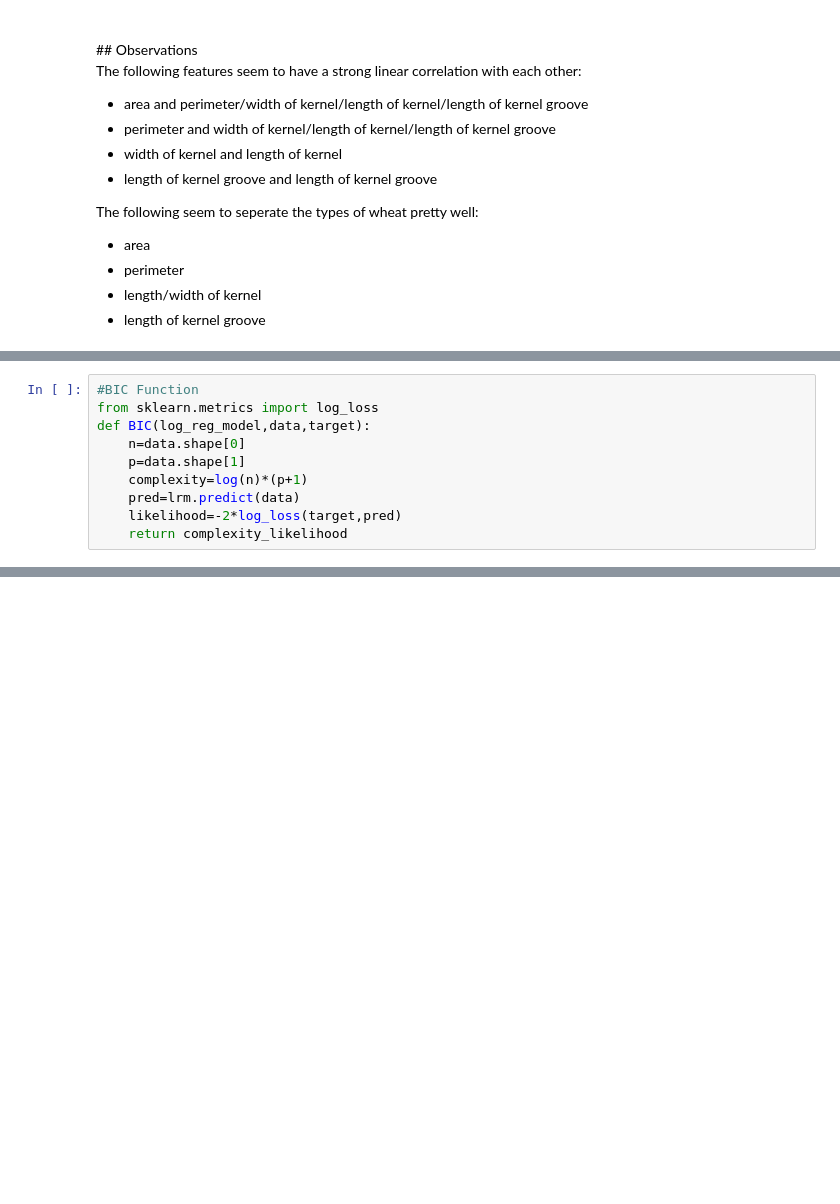
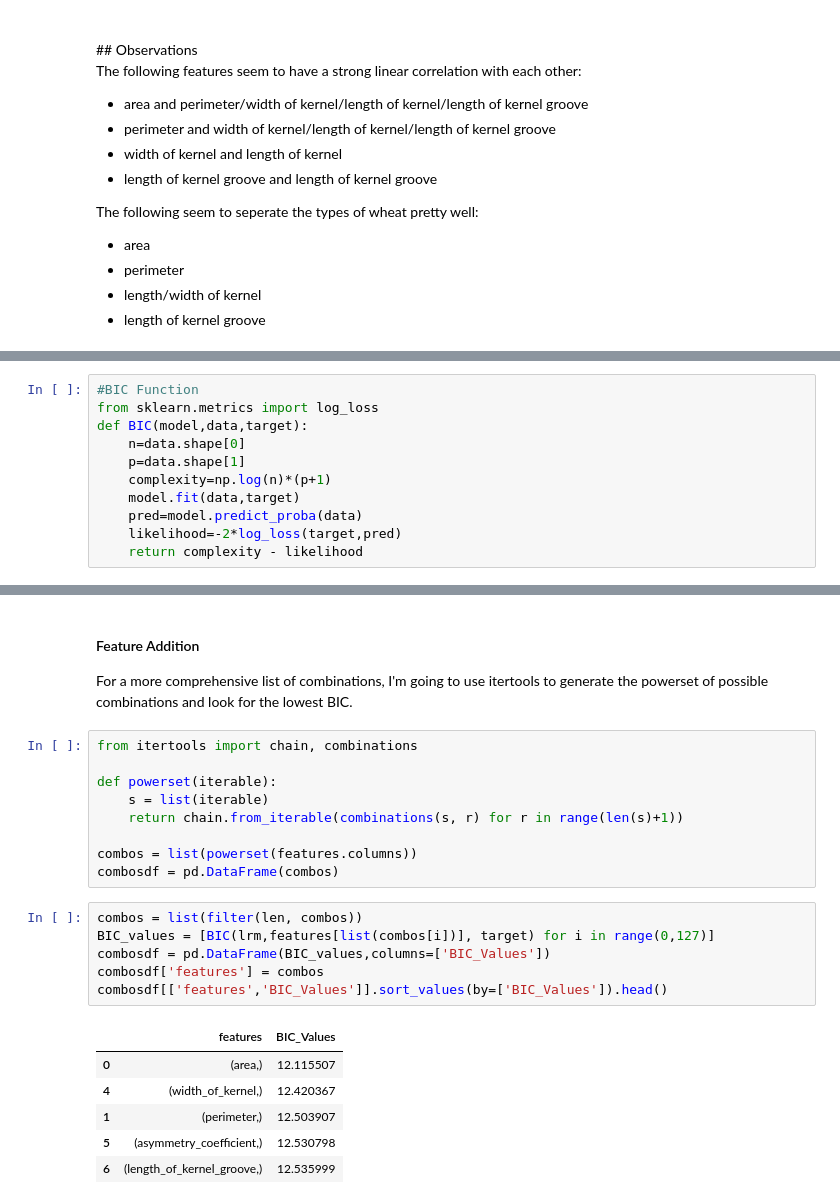
Before and after one commit to kchan23/UCI-ML-Seeds, a Jupyter notebook: 01-description.ipynb, the cells around one changed output, grey strips where cells are left out. Drawn from its saved outputs; the diff is of its cells as text; blank space fills up the shorter version.

```diff
--- a/01-description.ipynb
+++ b/01-description.ipynb
@@ -99,10 +163,11 @@ Classification via usage of ...
 # %%
 #BIC Function
 from sklearn.metrics import log_loss
-def BIC(log_reg_model,data,target):
+def BIC(model,data,target):
     n=data.shape[0]
     p=data.shape[1]
-    complexity=log(n)*(p+1)
-    pred=lrm.predict(data)
+    complexity=np.log(n)*(p+1)
+    model.fit(data,target)
+    pred=model.predict_proba(data)
     likelihood=-2*log_loss(target,pred)
-    return complexity_likelihood
+    return complexity - likelihood
@@ -108,0 +205,26 @@ def BIC(log_reg_model,data,target):
+# %% [markdown]
+#### Feature Addition
+
+For a more comprehensive list of combinations, I'm going to use itertools to generate the powerset of possible combinations and look for the lowest BIC.
+# %%
+from itertools import chain, combinations
+
+def powerset(iterable):
+    s = list(iterable)
+    return chain.from_iterable(combinations(s, r) for r in range(len(s)+1))
+
+combos = list(powerset(features.columns))
+combosdf = pd.DataFrame(combos)
+# %%
+combos = list(filter(len, combos))
+BIC_values = [BIC(lrm,features[list(combos[i])], target) for i in range(0,127)]
+combosdf = pd.DataFrame(BIC_values,columns=['BIC_Values'])
+combosdf['features'] = combos
+combosdf[['features','BIC_Values']].sort_values(by=['BIC_Values']).head()
+# %% [output]
+|  | features | BIC_Values |
+| 0 | (area,) | 12.115507 |
+| 4 | (width_of_kernel,) | 12.420367 |
+| 1 | (perimeter,) | 12.503907 |
+| 5 | (asymmetry_coefficient,) | 12.530798 |
+| 6 | (length_of_kernel_groove,) | 12.535999 |
```
Also changed, not shown: parts of 37 cells of this notebook, 1 other file.
